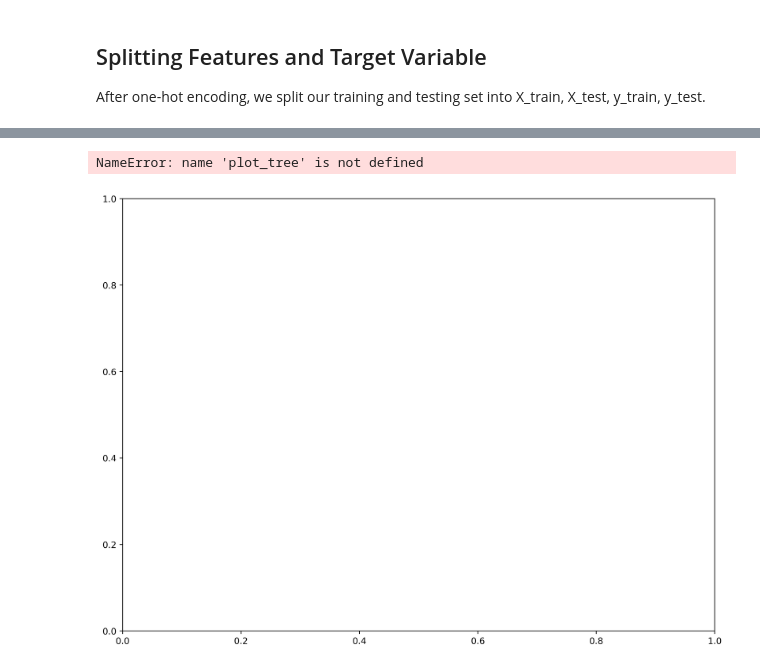
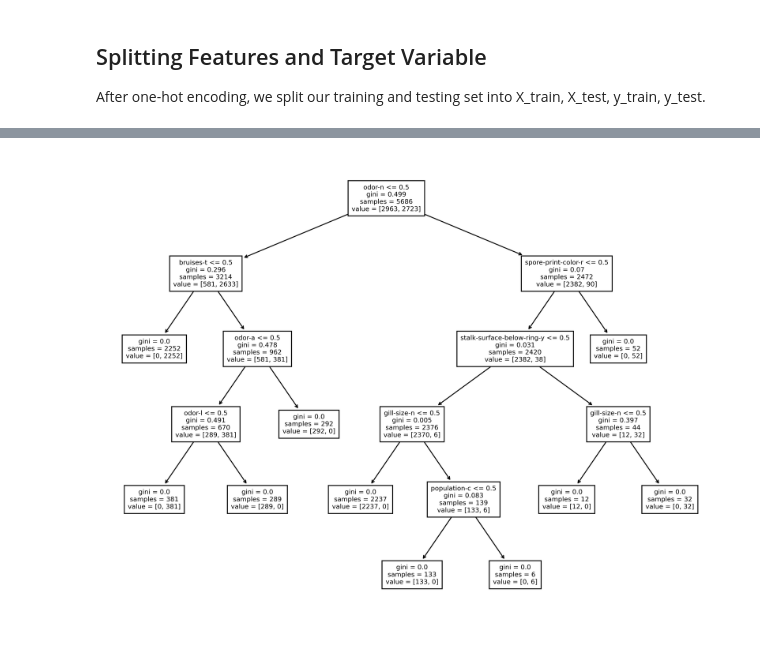
Before and after one commit to asminkarki012/Mushroom-classification-, a Jupyter notebook: Mushroom-Classification.ipynb, the cells around one changed output, grey strips where cells are left out. Saved outputs shown, nothing was run; the diff lists cells and outputs as text; code cells hidden in the pictures.

```diff
--- a/Mushroom-Classification.ipynb
+++ b/Mushroom-Classification.ipynb
@@ -422,0 +478,4 @@ f1_train
+# %%
+dummy = DummyClassifier()
+dummy.fit(X_train, y_train)
+print("Baseline Accuracy Score :{:.4f}".format(dummy.score(X_test, y_test)))
@@ -422,0 +537,13 @@ f1_train
+# %%
+scores = []
+k_range = range(1,10)
+for k in k_range:
+    knn = KNeighborsClassifier(n_neighbors=k)
+    knn.fit(X_train, y_train)
+    yhat = knn.predict(X_test)
+    hist = cross_validate(knn,X_train,y_train,cv=5)
+    acc = accuracy_score(y_test, yhat)
+    scores.append(acc)
+
+    print("Cross Validation Score:", pd.DataFrame(hist)[["test_score"]].describe().T[["mean","std"]], sep="\n")
+    print("Test Set Accuracy Score: {:.4f}".format(acc))
@@ -422,0 +577,16 @@ f1_train
+# %%
+from sklearn.metrics import confusion_matrix
+from sklearn.metrics import ConfusionMatrixDisplay
+from sklearn.metrics import roc_curve
+from sklearn.metrics import roc_auc_score
+
+
+final_model = DecisionTreeClassifier(max_depth= 5, max_features= None,random_state=12)
+final_model.fit(X_train, y_train)
+predictions = final_model.predict(X_test)
+cm_dtc = confusion_matrix(y_test, predictions)
+print("Confusion Matrix for DecisionTreeClassifier")
+disp = ConfusionMatrixDisplay(confusion_matrix=cm_dtc,
+                             display_labels=final_model.classes_)
+
+disp.plot();
@@ -422,0 +599,4 @@ f1_train
+# %%
+final_model = DecisionTreeClassifier(max_depth= 5, max_features= None,random_state=12)
+final_model.fit(X_train, y_train)
+print("Test Accuracy Score : {:.4f}".format(final_model.score(X_test,y_test)))
@@ -423,7 +627,7 @@ f1_train
 # %%
+from sklearn import tree
 fig, axes = plt.subplots(figsize = (12,9), dpi=500)
-plot_tree(final_model, feature_names = X_train.columns, fontsize=7)
+tree.plot_tree(final_model, feature_names = X_train.columns, fontsize=7)
 plt.show()
 # %% [output]
-NameError: name 'plot_tree' is not defined
-[figure, old version]
+[figure, new version]
```
Also changed, not shown: parts of 45 cells of this notebook.
